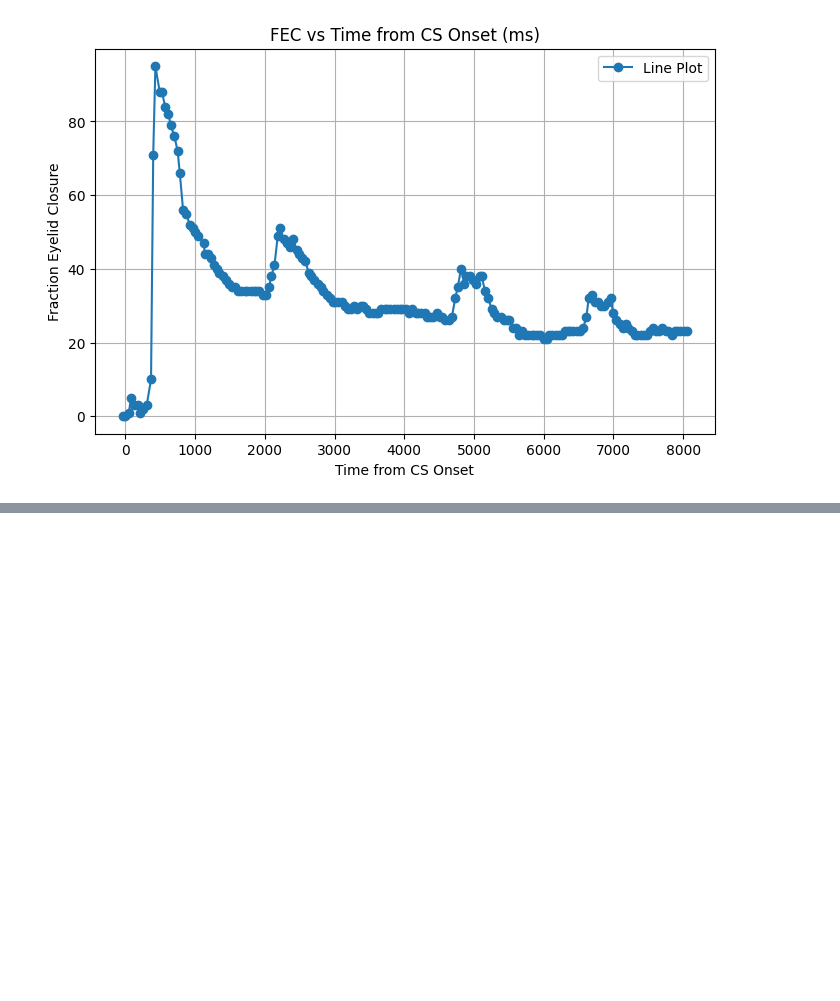
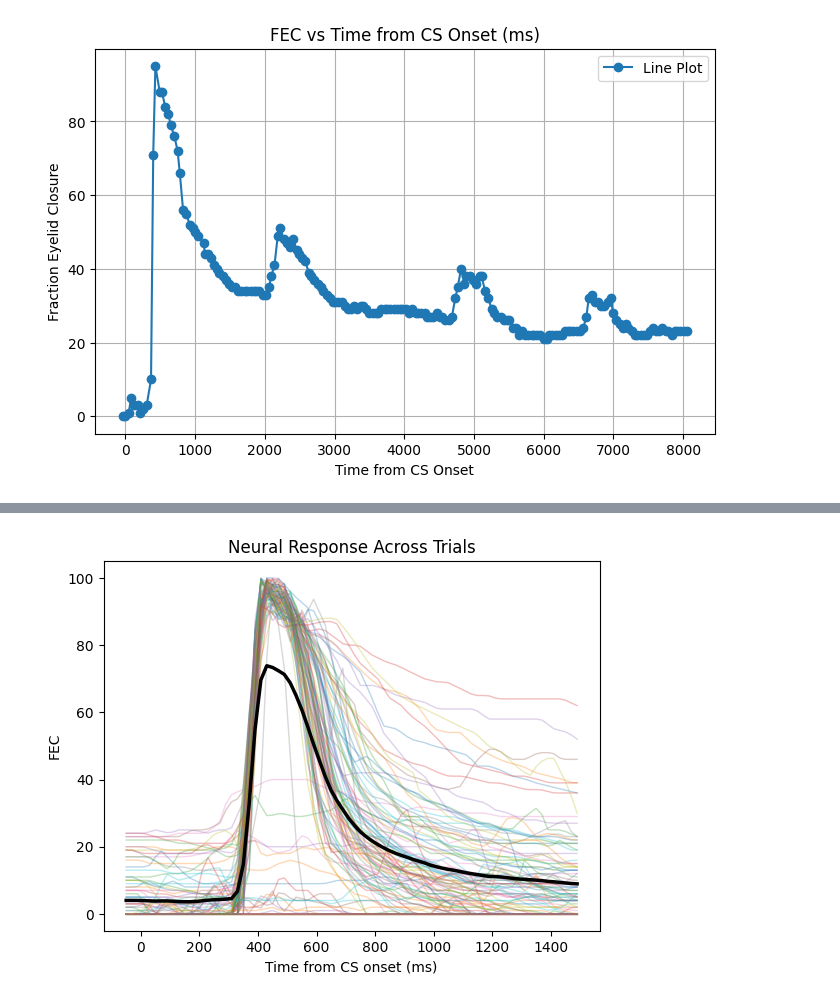
Before and after one commit to alvinadjei/Eyeblink, a Jupyter notebook: Code/analysis/exploratory.ipynb, the cells around one changed output, grey strips where cells are left out. Drawn from its saved outputs; the diff is of its cells as text; code cells hidden in the pictures; blank space fills up the shorter version.

Commit message:
Added data analysis code
Single and multiple mice across multiple days

```diff
--- a/Code/analysis/exploratory.ipynb
+++ b/Code/analysis/exploratory.ipynb
@@ -110,0 +134,31 @@ plt.show()
+# %%
+# Interpolate x values to plot mean FEC across trials in one experiment
+
+# Define common x-axis (smooth and finely spaced)
+x_common = np.arange(-50, 1500, 20)
+
+# Interpolate each y onto x_common
+y_interps = np.zeros((num_trials, len(x_common)))  # Initialize array to hold interpolated values
+for trial in range(1, num_trials + 1):  # Loop through trials 1 to 9
+    filter = (merged_df['Trial #'] == trial) & (-50 < merged_df['Relative Timestamp']) & (merged_df['Relative Timestamp'] <= 1500)  # Filter for trial n only
+    df_i = merged_df[filter]
+    if not df_i.empty:
+        y_interp = np.interp(x_common, df_i['Relative Timestamp'], df_i['FEC'])
+        plt.plot(x_common, y_interp, alpha=0.3, linewidth=1, label=f'Trial {trial}')  # Plot faded individual interpolated curves
+        y_interps[trial - 1, :] = y_interp  # Store interpolated values
+
+# Calculate mean across trials
+y_mean = np.mean(y_interps, axis=0)
+
+# Plot dark average line
+plt.plot(x_common, y_mean, color='black', linewidth=2.5, label='Mean')
+
+# Optional: Add labels, legend, etc.
+plt.xlabel("Time from CS onset (ms)")
+plt.ylabel("FEC")
+plt.title("Neural Response Across Trials")
+# plt.legend()
+# plt.tight_layout()
+plt.show()
+# %% [output]
+[figure, added]
```
Also changed, not shown: parts of 3 cells of this notebook, 14 other files.
